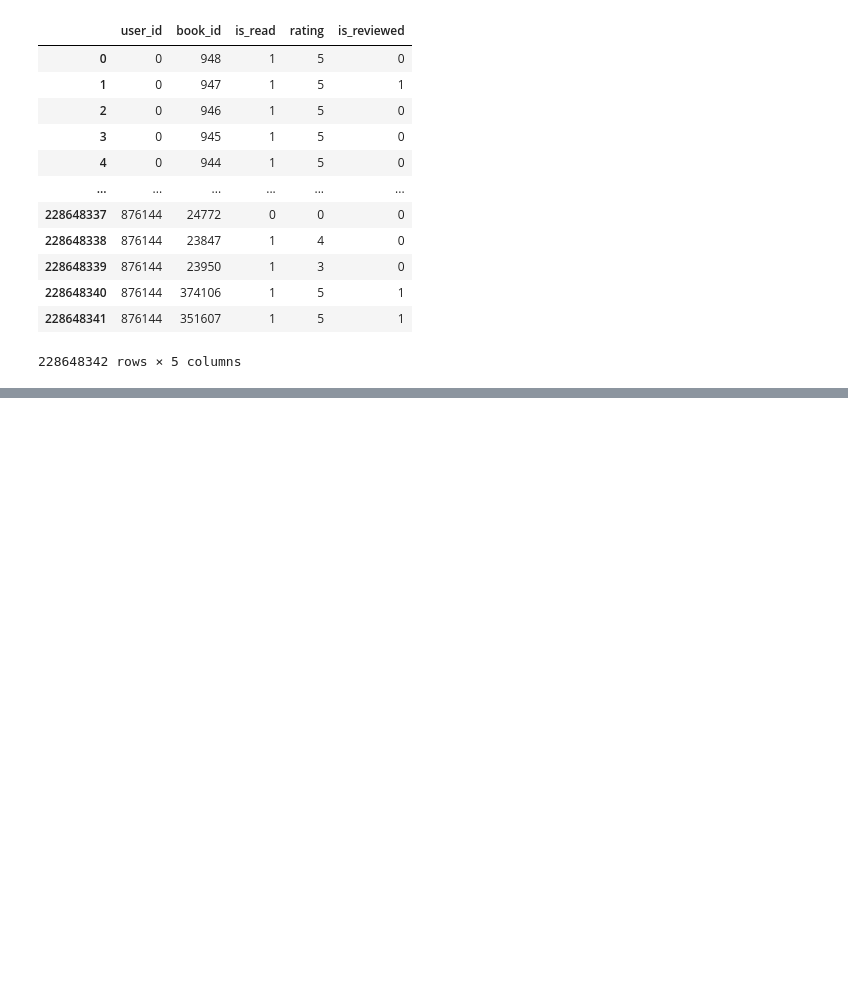
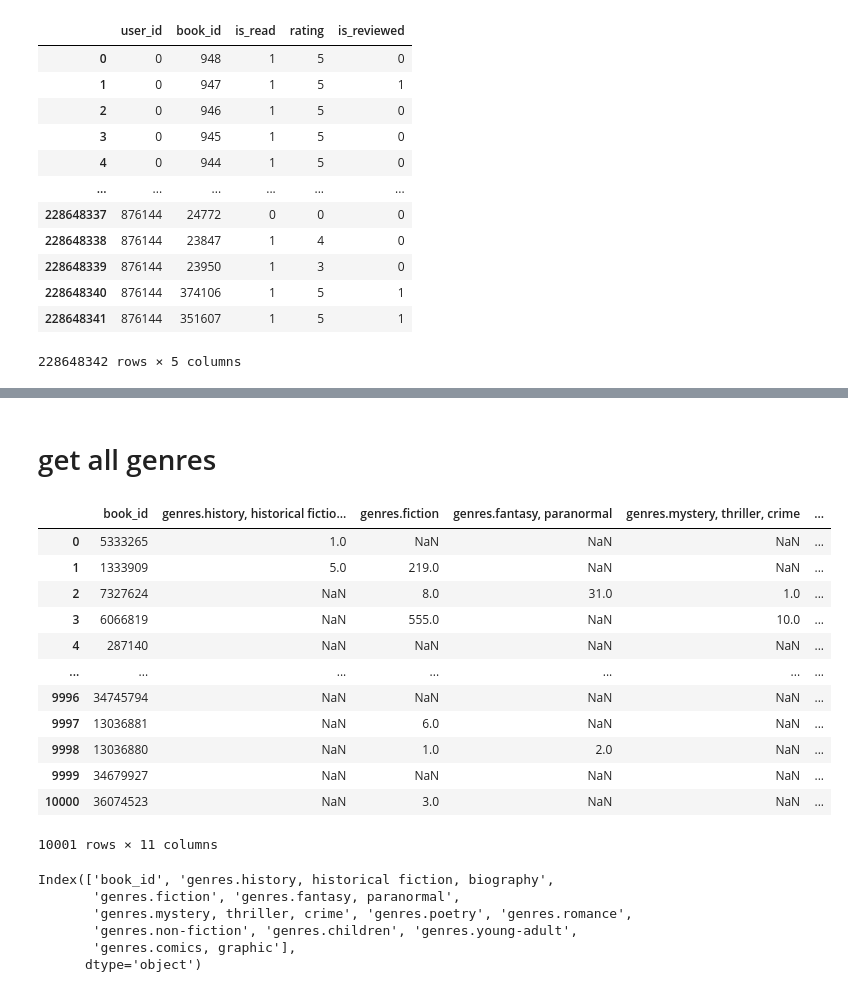
Before and after one commit to mariajoaolavoura/measuring_forgetting, a Jupyter notebook: notebooks/Goodreads - EDA.ipynb, the cells around one changed output, grey strips where cells are left out. Cells and saved outputs as stored; diff of their text form; code cells hidden in the pictures; blank space fills up the shorter version.

Commit message:
goodreads eda

```diff
--- a/notebooks/Goodreads - EDA.ipynb
+++ b/notebooks/Goodreads - EDA.ipynb
@@ -39,6 +42,8 @@ a4_dims = (11.7, 8.27)
 # %% [markdown]
 # paths
 # %%
+dataset_folderpath = '../datasets/goodreads/'
+
 dataset_name = 'Goodreads'
 dump_foldername ='goodreads_dump/'
 
@@ -94,0 +227,28 @@ meta_genres
+# %% [markdown]
+# get all genres
+# %%
+_ = pd.json_normalize(load_data(dataset_folderpath+'goodreads_book_genres_initial.json.gz', head=10000))
+_
+# %% [output]
+|  | book_id | genres.history, historical fictio... | genres.fiction | genres.fantasy, paranormal | genres.mystery, thriller, crime | ... |
+| 0 | 5333265 | 1.0 | NaN | NaN | NaN | ... |
+| 1 | 1333909 | 5.0 | 219.0 | NaN | NaN | ... |
+| 2 | 7327624 | NaN | 8.0 | 31.0 | 1.0 | ... |
+| 3 | 6066819 | NaN | 555.0 | NaN | 10.0 | ... |
+| 4 | 287140 | NaN | NaN | NaN | NaN | ... |
+| ... | ... | ... | ... | ... | ... | ... |
+| 9996 | 34745794 | NaN | NaN | NaN | NaN | ... |
+| 9997 | 13036881 | NaN | 6.0 | NaN | NaN | ... |
+| 9998 | 13036880 | NaN | 1.0 | 2.0 | NaN | ... |
+| 9999 | 34679927 | NaN | NaN | NaN | NaN | ... |
+| 10000 | 36074523 | NaN | 3.0 | NaN | NaN | ... |
+10001 rows × 11 columns
+# %%
+_.columns
+# %% [output]
+Index(['book_id', 'genres.history, historical fiction, biography',
+       'genres.fiction', 'genres.fantasy, paranormal',
+       'genres.mystery, thriller, crime', 'genres.poetry', 'genres.romance',
+       'genres.non-fiction', 'genres.children', 'genres.young-adult',
+       'genres.comics, graphic'],
+      dtype='object')
```
Also changed, not shown: parts of 19 cells of this notebook, 5 other files.
